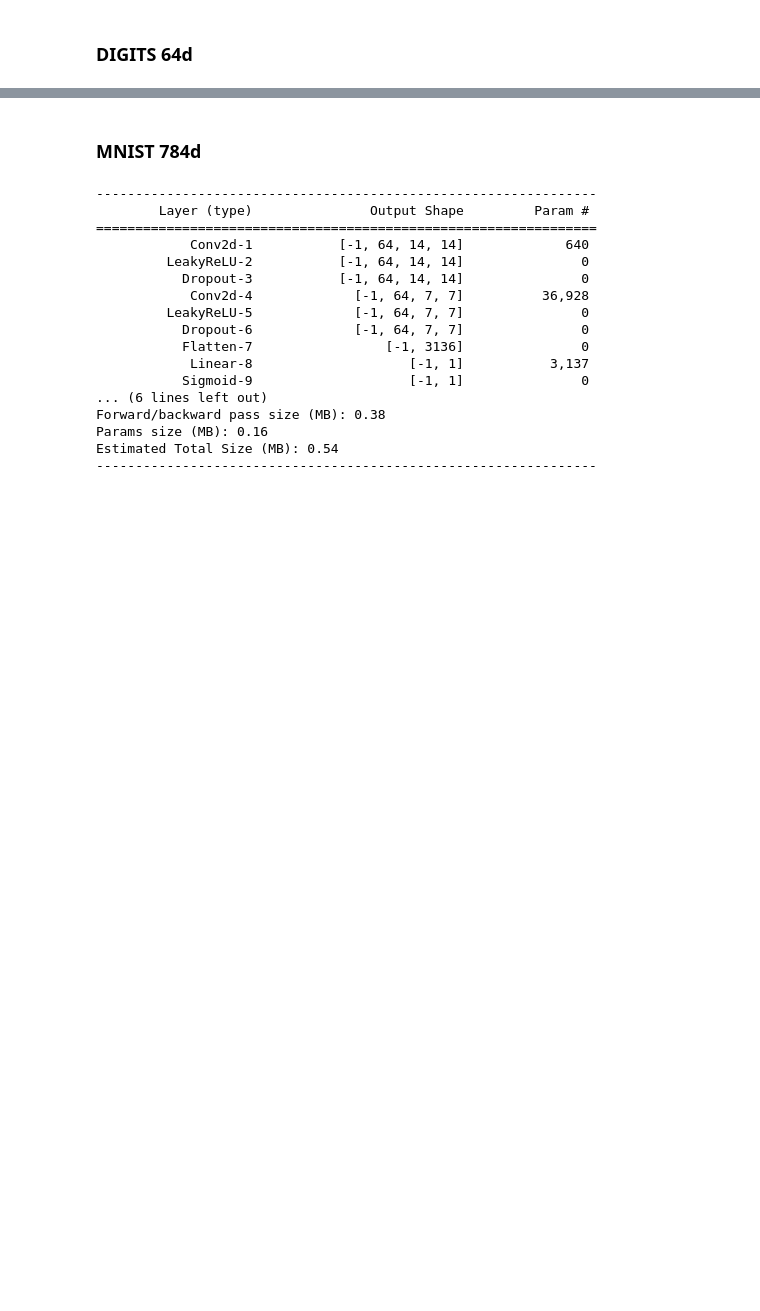
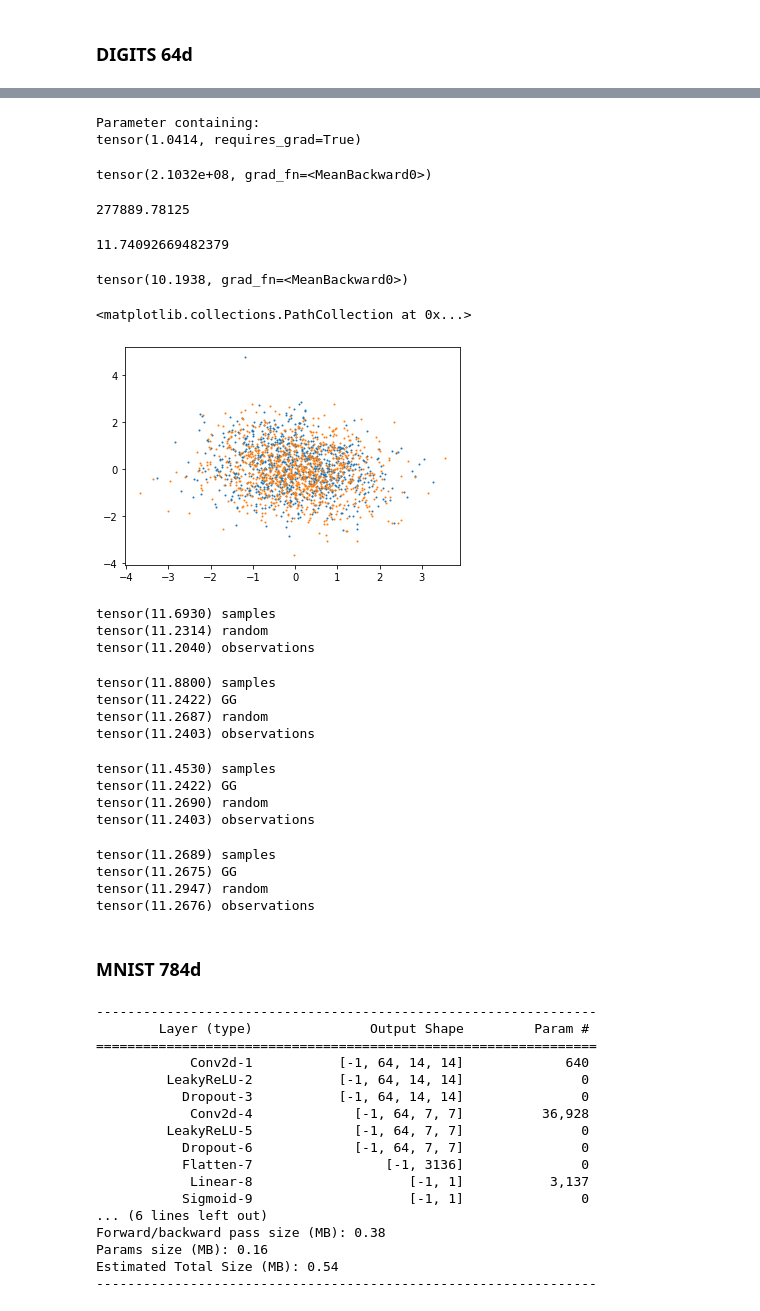
Before and after one commit to Huk-David/Ratio-Copula, a Jupyter notebook: Copula by Ratio Estimation/Digits_MNIST_exp/image_exp.ipynb, the cells around one changed output, grey strips where cells are left out. Saved outputs shown, nothing was run; the diff lists cells and outputs as text; code cells hidden in the pictures; blank space fills up the shorter version.

```diff
--- a/Copula by Ratio Estimation/Digits_MNIST_exp/image_exp.ipynb
+++ b/Copula by Ratio Estimation/Digits_MNIST_exp/image_exp.ipynb
@@ -239,0 +314,13 @@ AxisError: axis 2 is out of bounds for array of dimension 2
+# %%
+model.c
+# %% [output]
+Parameter containing:
+tensor(1.0414, requires_grad=True)
+# %%
+model(X_test).mean()
+# %% [output]
+tensor(2.1032e+08, grad_fn=<MeanBackward0>)
+# %%
+model(X_test[100].unsqueeze(0)+0.01*torch.randn(1,1,8,8)).item()
+# %% [output]
+277889.78125
@@ -240,3 +345,60 @@ AxisError: axis 2 is out of bounds for array of dimension 2
+# %%
+GG_cov = np.cov(X_train.reshape(-1,64).T)
+GG_samples = scs.multivariate_normal.rvs(mean=np.zeros(64), cov=GG_cov, size=5000)
+# %%
+top = scs.multivariate_normal(mean=np.zeros(64), cov=GG_cov).logpdf(X_test.reshape(-1,64))
+bottom = scs.norm.logpdf(X_test.reshape(-1,64), loc=0, scale=1).sum(1)
+(top-bottom).mean()
+# %% [output]
+11.74092669482379
+# %%
+model(X_test).log().mean()
+# %% [output]
+tensor(10.1938, grad_fn=<MeanBackward0>)
+# %%
+plt.scatter(X_train.reshape(-1,64)[:,30],X_train.reshape(-1,64)[:,1],s=1)
+plt.scatter(GG_samples[:,30],GG_samples[:,1],s=1)
+# %% [output]
+<matplotlib.collections.PathCollection at 0x...>
+[figure, added]
+# %%
+print(Energy_Score_pytorch(1,X_test.reshape(-1,64),torch.tensor(samples).float()),'samples')
+print(Energy_Score_pytorch(1,X_test.reshape(-1,64),torch.randn(5000,64).float()),'random')
+print(Energy_Score_pytorch(1,X_test.reshape(-1,64),X_train.reshape(-1,64)),'observations')
+# %% [output]
+tensor(11.6930) samples
+tensor(11.2314) random
+tensor(11.2040) observations
+# %%
+print(Energy_Score_pytorch(1,X_test.reshape(-1,64),torch.tensor(samples).float()),'samples')
+print(Energy_Score_pytorch(1,X_test.reshape(-1,64),torch.tensor(GG_samples).float()),'GG')
+print(Energy_Score_pytorch(1,X_test.reshape(-1,64),torch.randn(5000,64).float()),'random')
+print(Energy_Score_pytorch(1,X_test.reshape(-1,64),X_train.reshape(-1,64)),'observations')
+# %% [output]
+tensor(11.8800) samples
+tensor(11.2422) GG
+tensor(11.2687) random
+tensor(11.2403) observations
+# %%
+print(Energy_Score_pytorch(1,X_test.reshape(-1,64),torch.tensor(samples).float()),'samples')
+print(Energy_Score_pytorch(1,X_test.reshape(-1,64),torch.tensor(GG_samples).float()),'GG')
+print(Energy_Score_pytorch(1,X_test.reshape(-1,64),torch.randn(5000,64).float()),'random')
+print(Energy_Score_pytorch(1,X_test.reshape(-1,64),X_train.reshape(-1,64)),'observations')
+# %% [output]
+tensor(11.4530) samples
+tensor(11.2422) GG
+tensor(11.2690) random
+tensor(11.2403) observations
+# %%
+print(Energy_Score_pytorch(1,X_test.reshape(-1,64),torch.tensor(samples).float()),'samples')
+print(Energy_Score_pytorch(1,X_test.reshape(-1,64),torch.tensor(GG_samples).float()),'GG')
+print(Energy_Score_pytorch(1,X_test.reshape(-1,64),torch.randn(5000,64).float()),'random')
+print(Energy_Score_pytorch(1,X_test.reshape(-1,64),X_train.reshape(-1,64)),'observations')
+# %% [output]
+tensor(11.2689) samples
+tensor(11.2675) GG
+tensor(11.2947) random
+tensor(11.2676) observations
 # %% [markdown]
 ### MNIST 784d
 # %%
```
Also changed, not shown: parts of 11 cells of this notebook, 1 other file.
